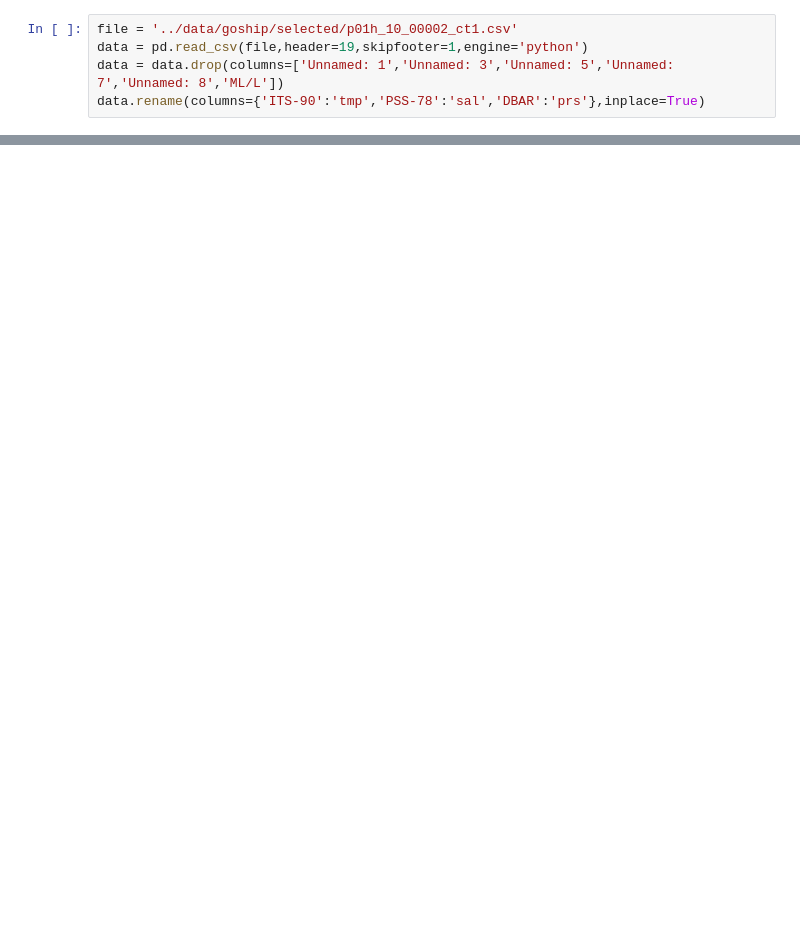
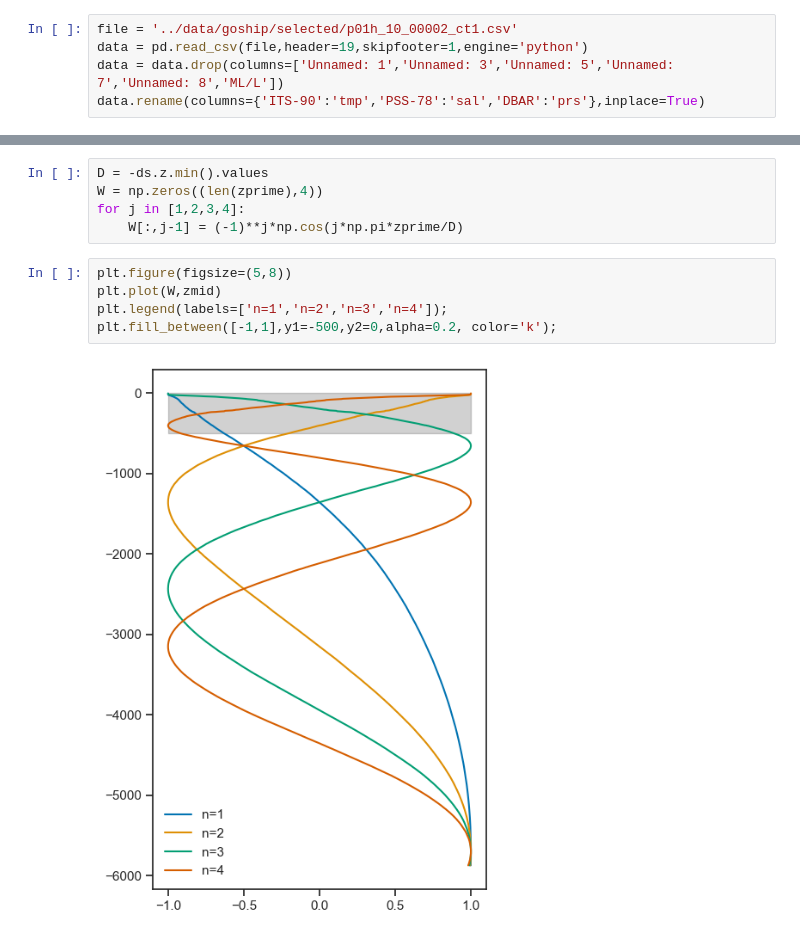
Before and after one commit to sessink/NIW, a Jupyter notebook: notebooks/vertical_modes.ipynb, the cells around one changed output, grey strips where cells are left out. Saved outputs shown, nothing was run; the diff lists cells and outputs as text; blank space fills up the shorter version.

```diff
--- a/notebooks/vertical_modes.ipynb
+++ b/notebooks/vertical_modes.ipynb
@@ -113,0 +121,12 @@ plt.plot(zmid,zprime)
+# %%
+D = -ds.z.min().values
+W = np.zeros((len(zprime),4))
+for j in [1,2,3,4]:
+    W[:,j-1] = (-1)**j*np.cos(j*np.pi*zprime/D)
+# %%
+plt.figure(figsize=(5,8))
+plt.plot(W,zmid)
+plt.legend(labels=['n=1','n=2','n=3','n=4']);
+plt.fill_between([-1,1],y1=-500,y2=0,alpha=0.2, color='k');
+# %% [output]
+[figure, added]
```
Also changed, not shown: parts of 21 cells of this notebook.
